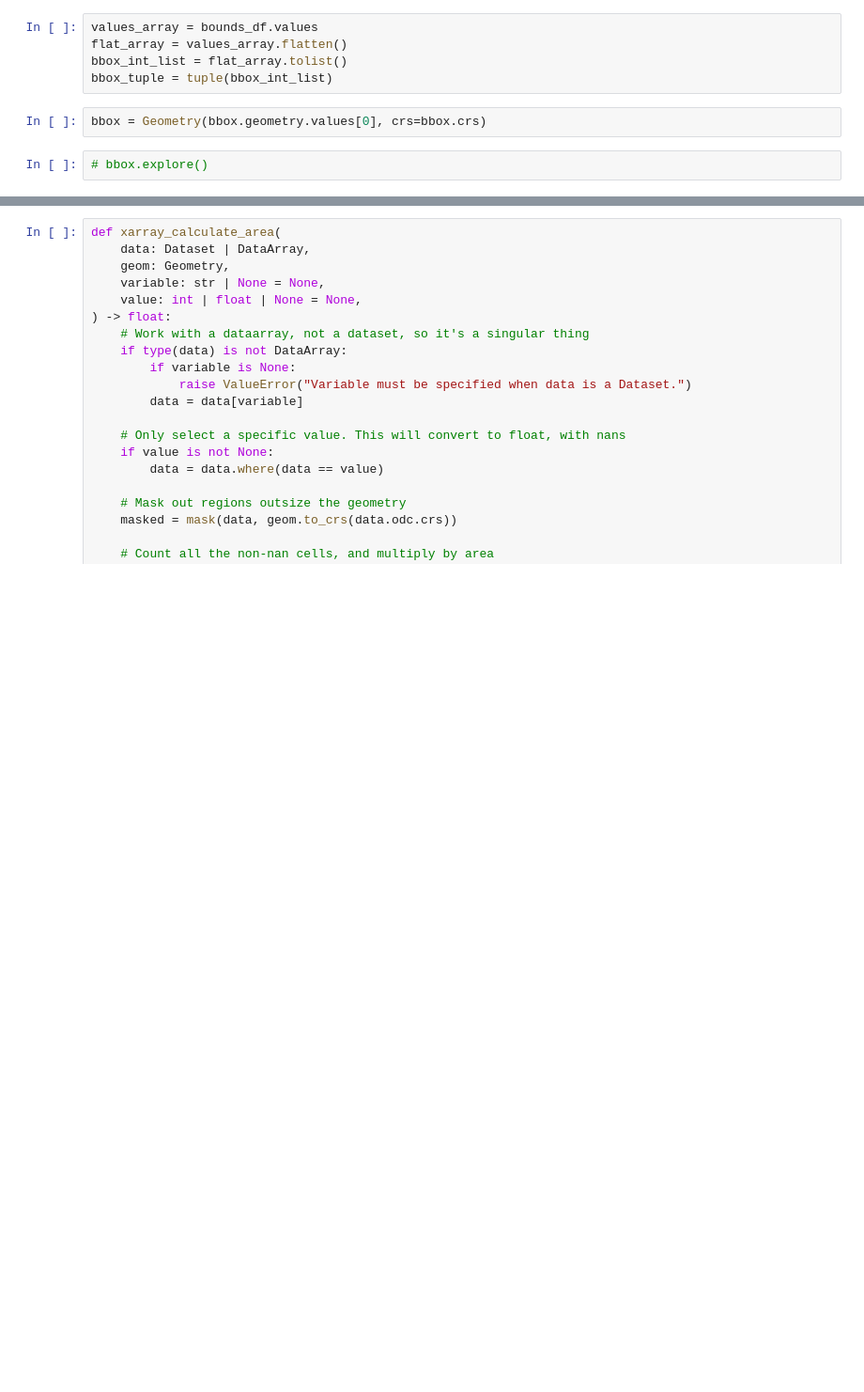
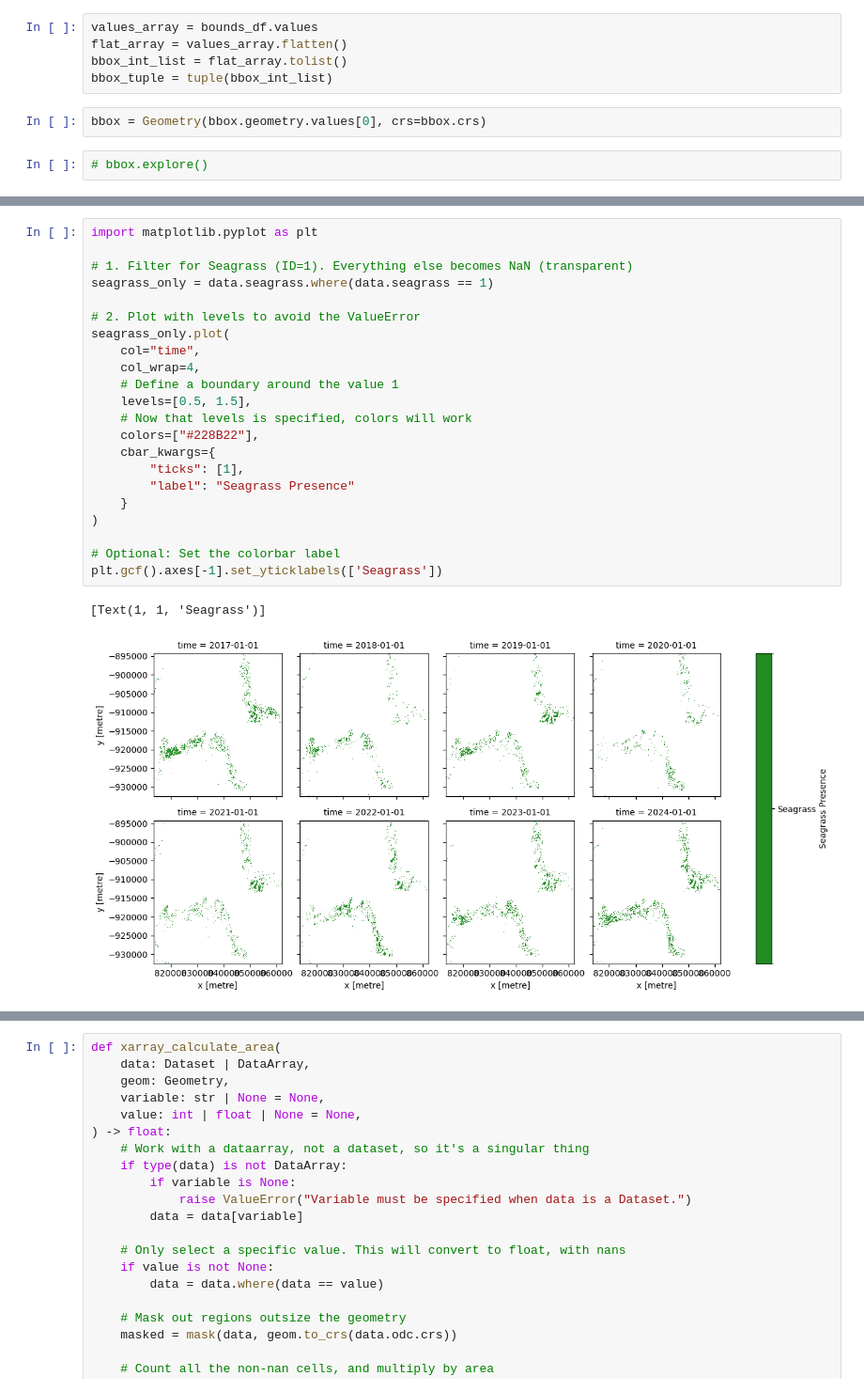
Before and after one commit to nicholasmetherall/macblue-output-geospatial-analysis, a Jupyter notebook: seagrass/seagrass_aoi_summariser.ipynb, the cells around one changed output, grey strips where cells are left out. Shown at 94% size. Drawn from its saved outputs; the diff is of its cells as text; blank space fills up the shorter version.

```diff
--- a/seagrass/seagrass_aoi_summariser.ipynb
+++ b/seagrass/seagrass_aoi_summariser.ipynb
@@ -87,0 +120,25 @@ Attributes: (0)
+# %%
+import matplotlib.pyplot as plt
+
+# 1. Filter for Seagrass (ID=1). Everything else becomes NaN (transparent)
+seagrass_only = data.seagrass.where(data.seagrass == 1)
+
+# 2. Plot with levels to avoid the ValueError
+seagrass_only.plot(
+    col="time",
+    col_wrap=4,
+    # Define a boundary around the value 1
+    levels=[0.5, 1.5],
+    # Now that levels is specified, colors will work
+    colors=["#228B22"],
+    cbar_kwargs={
+        "ticks": [1],
+        "label": "Seagrass Presence"
+    }
+)
+
+# Optional: Set the colorbar label
+plt.gcf().axes[-1].set_yticklabels(['Seagrass'])
+# %% [output]
+[Text(1, 1, 'Seagrass')]
+[figure, added]
```
Also changed, not shown: parts of 36 cells of this notebook.
